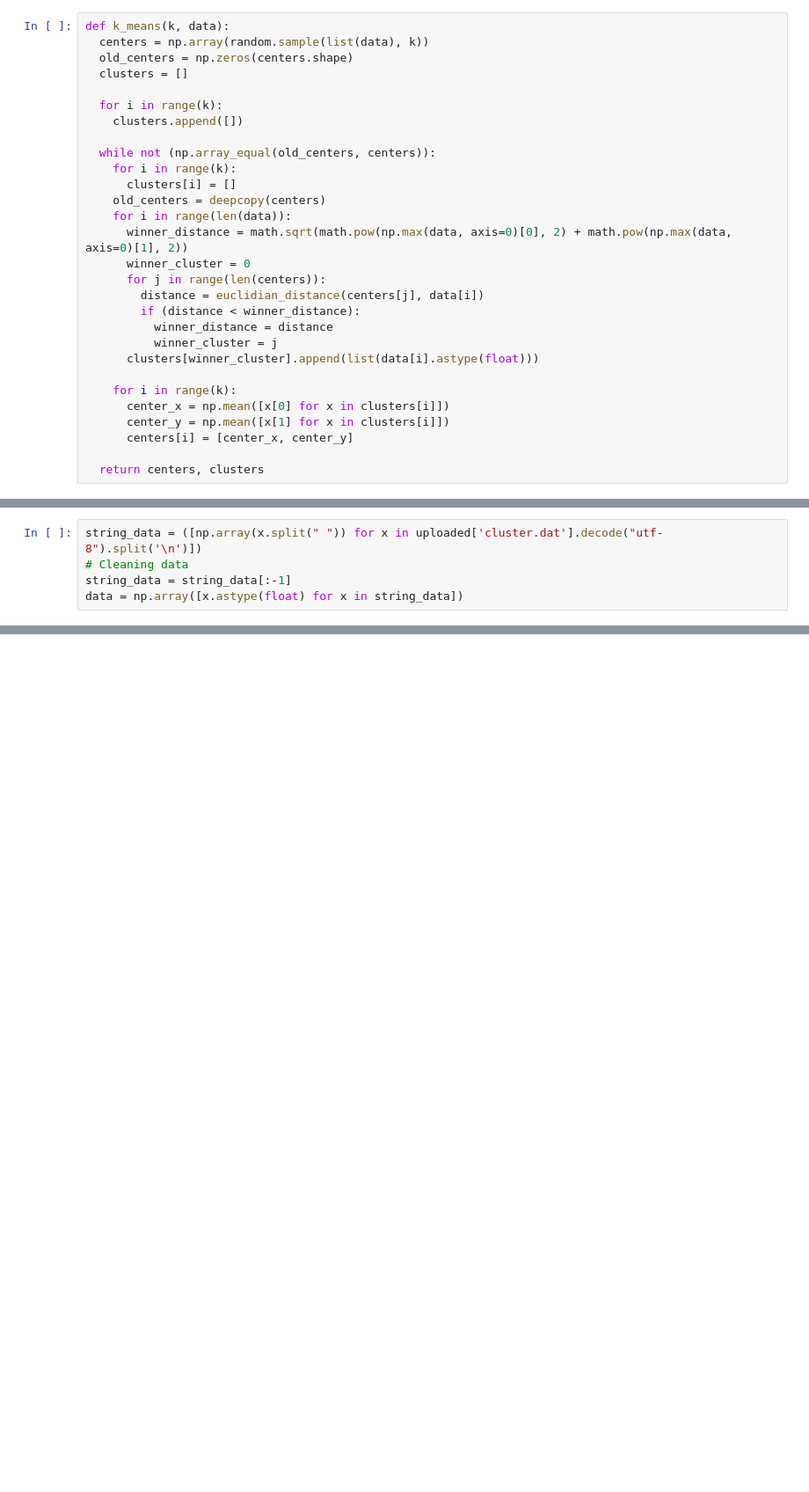
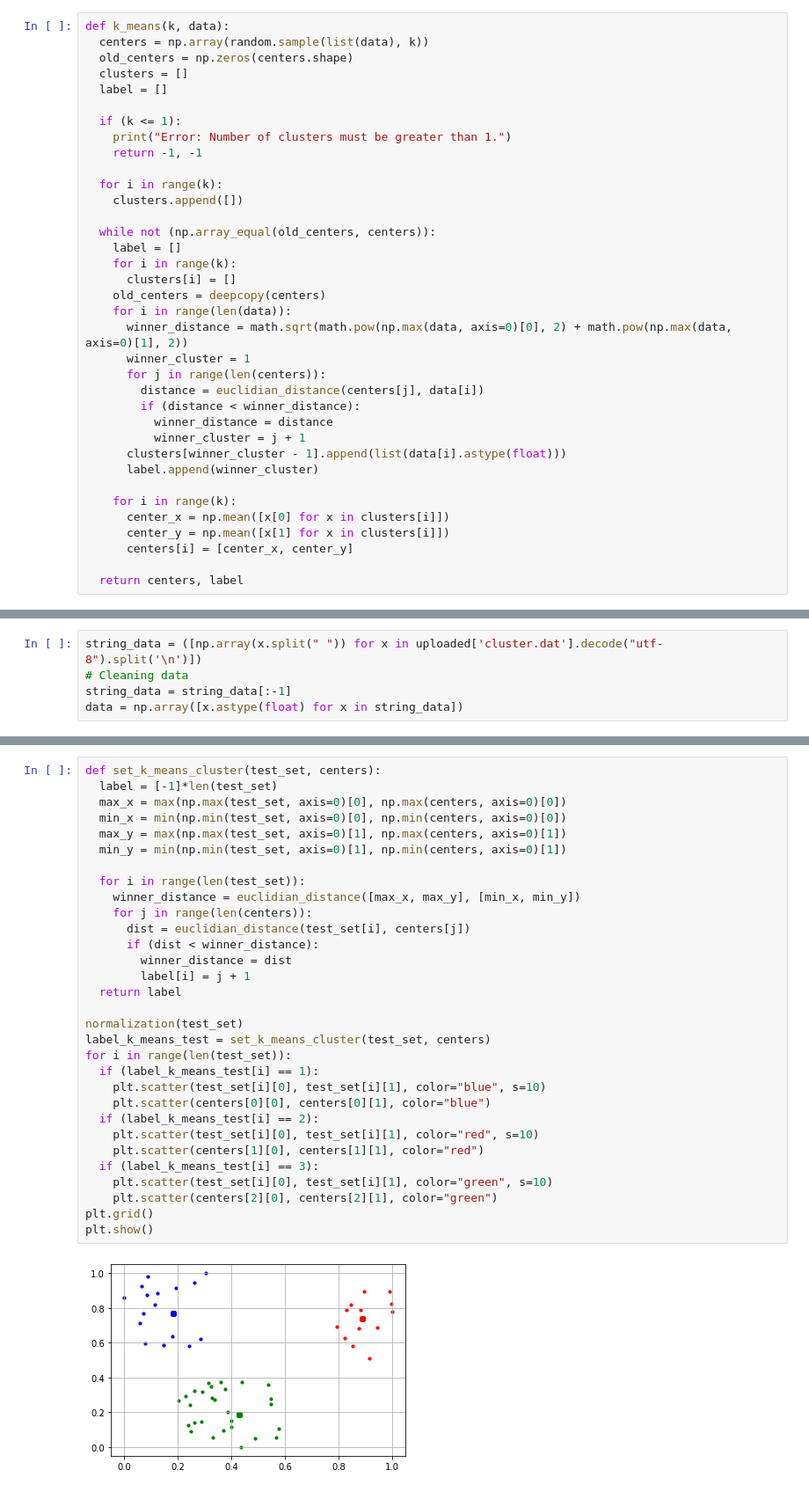
Before and after one commit to izumizawa/mc886y2021, a Jupyter notebook: Project1.ipynb, the cells around one changed output, grey strips where cells are left out. Shown at 88% size. Cells and saved outputs as stored; diff of their text form; blank space fills up the shorter version.

```diff
--- a/Project1.ipynb
+++ b/Project1.ipynb
@@ -57,28 +116,35 @@ def k_means(k, data):
   centers = np.array(random.sample(list(data), k))
   old_centers = np.zeros(centers.shape)
   clusters = []
+  label = []
+
+  if (k <= 1):
+    print("Error: Number of clusters must be greater than 1.")
+    return -1, -1
 
   for i in range(k):
     clusters.append([])
 
   while not (np.array_equal(old_centers, centers)):
+    label = []
     for i in range(k):
       clusters[i] = []
     old_centers = deepcopy(centers)
     for i in range(len(data)):
       winner_distance = math.sqrt(math.pow(np.max(data, axis=0)[0], 2) + math.pow(np.max(data, axis=0)[1], 2))
-      winner_cluster = 0
+      winner_cluster = 1
       for j in range(len(centers)):
         distance = euclidian_distance(centers[j], data[i])
         if (distance < winner_distance):
           winner_distance = distance
-          winner_cluster = j
-      clusters[winner_cluster].append(list(data[i].astype(float)))
+          winner_cluster = j + 1
+      clusters[winner_cluster - 1].append(list(data[i].astype(float)))
+      label.append(winner_cluster)
 
     for i in range(k):
       center_x = np.mean([x[0] for x in clusters[i]])
       center_y = np.mean([x[1] for x in clusters[i]])
       centers[i] = [center_x, center_y]
 
-  return centers, clusters
+  return centers, label
 # %% [markdown]
@@ -213,0 +302,33 @@ k_nearest_neighbor(3, data)
+# %%
+def set_k_means_cluster(test_set, centers):
+  label = [-1]*len(test_set)
+  max_x = max(np.max(test_set, axis=0)[0], np.max(centers, axis=0)[0])
+  min_x = min(np.min(test_set, axis=0)[0], np.min(centers, axis=0)[0])
+  max_y = max(np.max(test_set, axis=0)[1], np.max(centers, axis=0)[1])
+  min_y = min(np.min(test_set, axis=0)[1], np.min(centers, axis=0)[1])
+
+  for i in range(len(test_set)):
+    winner_distance = euclidian_distance([max_x, max_y], [min_x, min_y])
+    for j in range(len(centers)):
+      dist = euclidian_distance(test_set[i], centers[j])
+      if (dist < winner_distance):
+        winner_distance = dist
+        label[i] = j + 1
+  return label
+
+normalization(test_set)
+label_k_means_test = set_k_means_cluster(test_set, centers)
+for i in range(len(test_set)):
+  if (label_k_means_test[i] == 1):
+    plt.scatter(test_set[i][0], test_set[i][1], color="blue", s=10)
+    plt.scatter(centers[0][0], centers[0][1], color="blue")
+  if (label_k_means_test[i] == 2):
+    plt.scatter(test_set[i][0], test_set[i][1], color="red", s=10)
+    plt.scatter(centers[1][0], centers[1][1], color="red")
+  if (label_k_means_test[i] == 3):
+    plt.scatter(test_set[i][0], test_set[i][1], color="green", s=10)
+    plt.scatter(centers[2][0], centers[2][1], color="green")
+plt.grid()
+plt.show()
+# %% [output]
+[figure, added]
```
Also changed, not shown: parts of 27 cells of this notebook.
